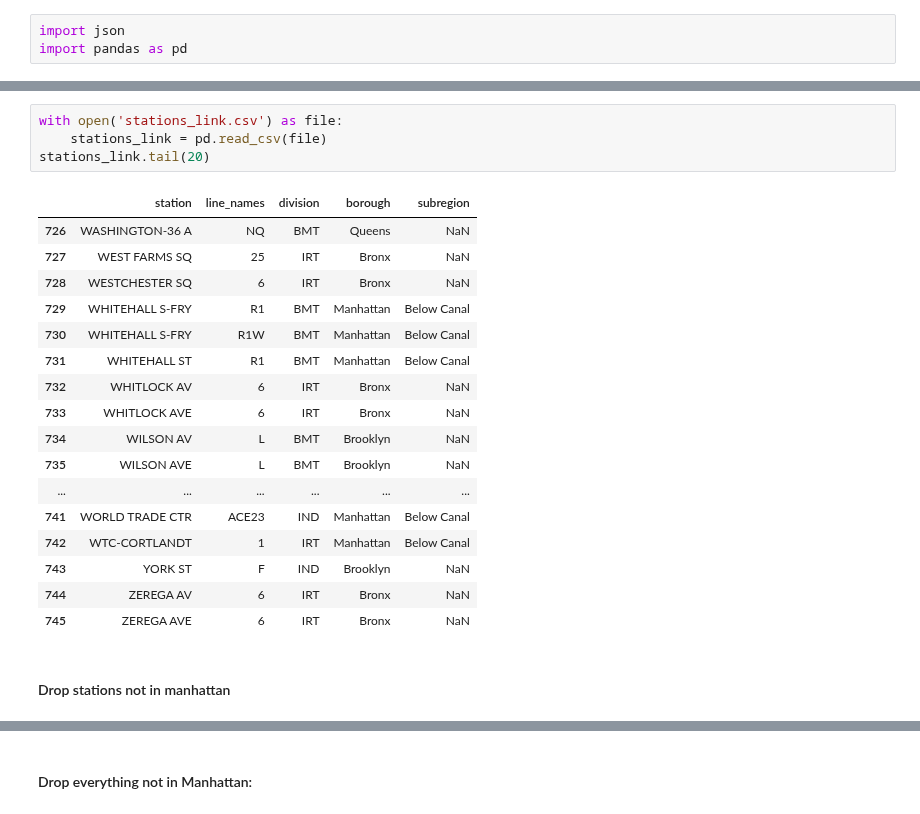
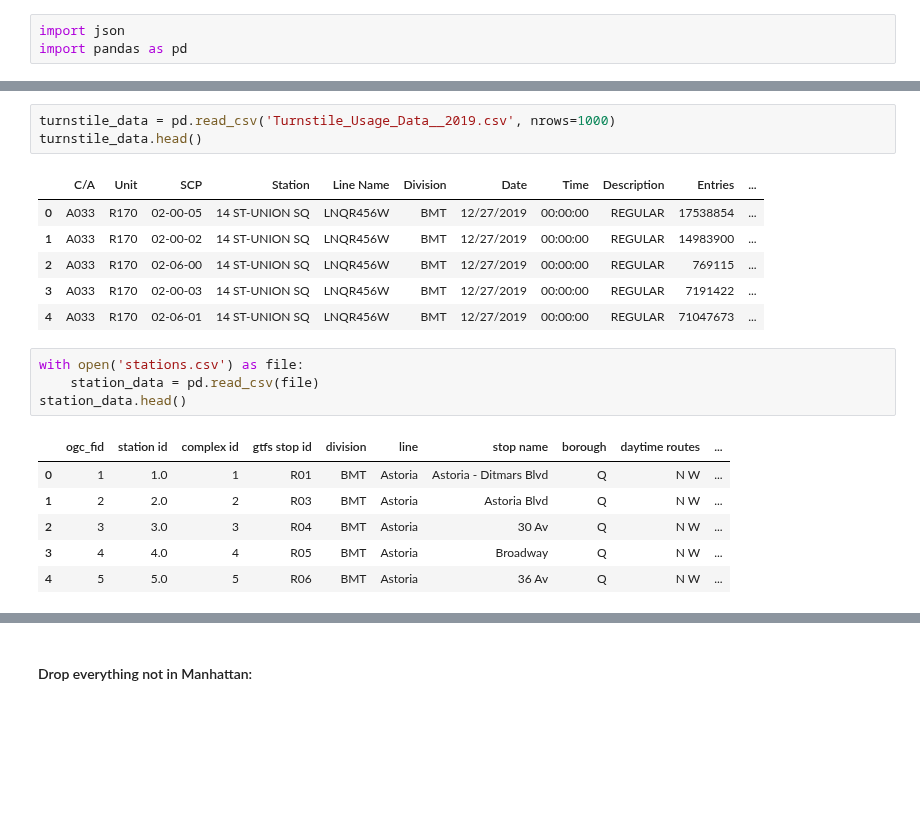
Before and after one commit to Fei117117/NYSeeNow, a Jupyter notebook: NYSeeNow-ML/SubwayData/subway.ipynb, the cells around one changed output, grey strips where cells are left out. Saved outputs shown, nothing was run; the diff lists cells and outputs as text; blank space fills up the shorter version.

```diff
--- a/NYSeeNow-ML/SubwayData/subway.ipynb
+++ b/NYSeeNow-ML/SubwayData/subway.ipynb
@@ -18,24 +18,21 @@ https://github.com/qri-io/data-stories-scripts/blob/master/nyc-turnstile-counts/
+# %%
+turnstile_data = pd.read_csv('Turnstile_Usage_Data__2019.csv', nrows=1000)
+turnstile_data.head()
+# %% [output]
+|  | C/A | Unit | SCP | Station | Line Name | Division | Date | Time | Description | Entries | ... |
+| 0 | A033 | R170 | 02-00-05 | 14 ST-UNION SQ | LNQR456W | BMT | 12/27/2019 | 00:00:00 | REGULAR | 17538854 | ... |
+| 1 | A033 | R170 | 02-00-02 | 14 ST-UNION SQ | LNQR456W | BMT | 12/27/2019 | 00:00:00 | REGULAR | 14983900 | ... |
+| 2 | A033 | R170 | 02-06-00 | 14 ST-UNION SQ | LNQR456W | BMT | 12/27/2019 | 00:00:00 | REGULAR | 769115 | ... |
+| 3 | A033 | R170 | 02-00-03 | 14 ST-UNION SQ | LNQR456W | BMT | 12/27/2019 | 00:00:00 | REGULAR | 7191422 | ... |
+| 4 | A033 | R170 | 02-06-01 | 14 ST-UNION SQ | LNQR456W | BMT | 12/27/2019 | 00:00:00 | REGULAR | 71047673 | ... |
 # %%
-with open('stations_link.csv') as file:
-    stations_link = pd.read_csv(file)
-stations_link.tail(20)
+with open('stations.csv') as file:
+    station_data = pd.read_csv(file)
+station_data.head()
 # %% [output]
-|  | station | line_names | division | borough | subregion |
-| 726 | WASHINGTON-36 A | NQ | BMT | Queens | NaN |
-| 727 | WEST FARMS SQ | 25 | IRT | Bronx | NaN |
-| 728 | WESTCHESTER SQ | 6 | IRT | Bronx | NaN |
-| 729 | WHITEHALL S-FRY | R1 | BMT | Manhattan | Below Canal |
-| 730 | WHITEHALL S-FRY | R1W | BMT | Manhattan | Below Canal |
-| 731 | WHITEHALL ST | R1 | BMT | Manhattan | Below Canal |
-| 732 | WHITLOCK AV | 6 | IRT | Bronx | NaN |
-| 733 | WHITLOCK AVE | 6 | IRT | Bronx | NaN |
-| 734 | WILSON AV | L | BMT | Brooklyn | NaN |
-| 735 | WILSON AVE | L | BMT | Brooklyn | NaN |
-| ... | ... | ... | ... | ... | ... |
-| 741 | WORLD TRADE CTR | ACE23 | IND | Manhattan | Below Canal |
-| 742 | WTC-CORTLANDT | 1 | IRT | Manhattan | Below Canal |
-| 743 | YORK ST | F | IND | Brooklyn | NaN |
-| 744 | ZEREGA AV | 6 | IRT | Bronx | NaN |
-| 745 | ZEREGA AVE | 6 | IRT | Bronx | NaN |
+|  | ogc_fid | station id | complex id | gtfs stop id | division | line | stop name | borough | daytime routes | ... |
+| 0 | 1 | 1.0 | 1 | R01 | BMT | Astoria | Astoria - Ditmars Blvd | Q | N W | ... |
+| 1 | 2 | 2.0 | 2 | R03 | BMT | Astoria | Astoria Blvd | Q | N W | ... |
+| 2 | 3 | 3.0 | 3 | R04 | BMT | Astoria | 30 Av | Q | N W | ... |
+| 3 | 4 | 4.0 | 4 | R05 | BMT | Astoria | Broadway | Q | N W | ... |
+| 4 | 5 | 5.0 | 5 | R06 | BMT | Astoria | 36 Av | Q | N W | ... |
-# %% [markdown]
-#### Drop stations not in manhattan
```
Also changed, not shown: parts of 9 cells of this notebook, 4 other files.
